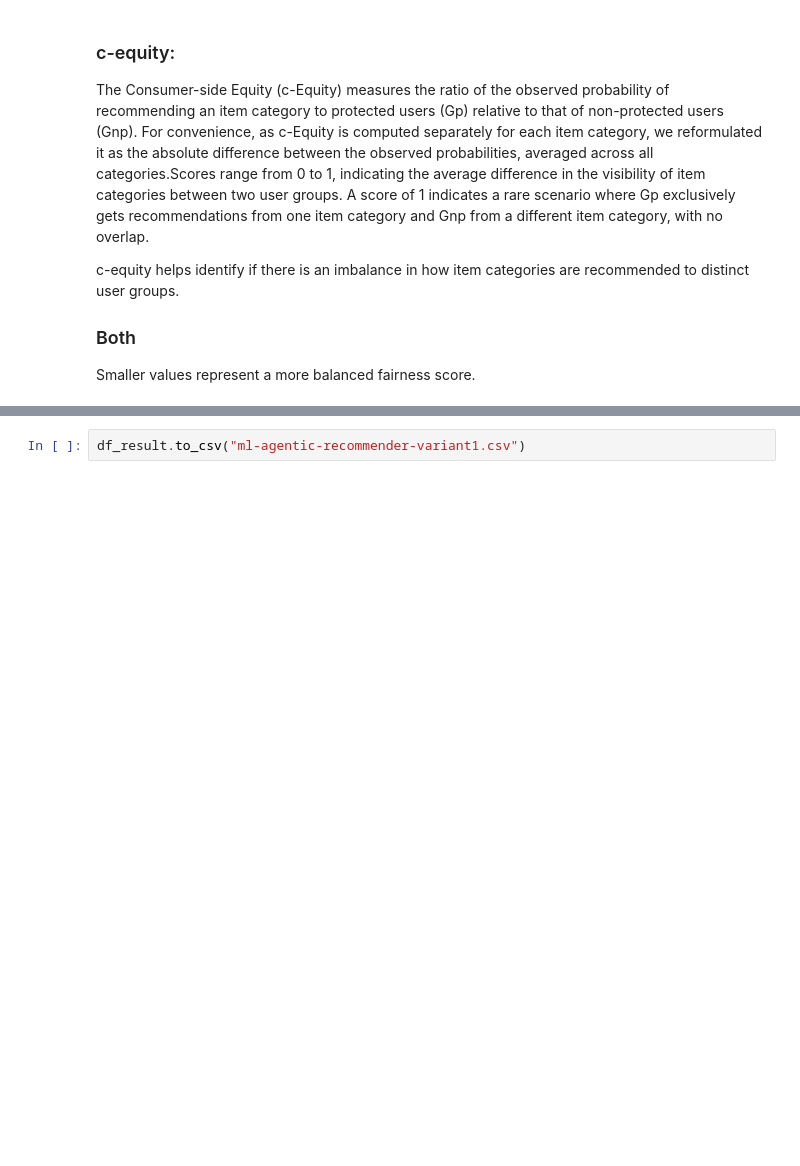
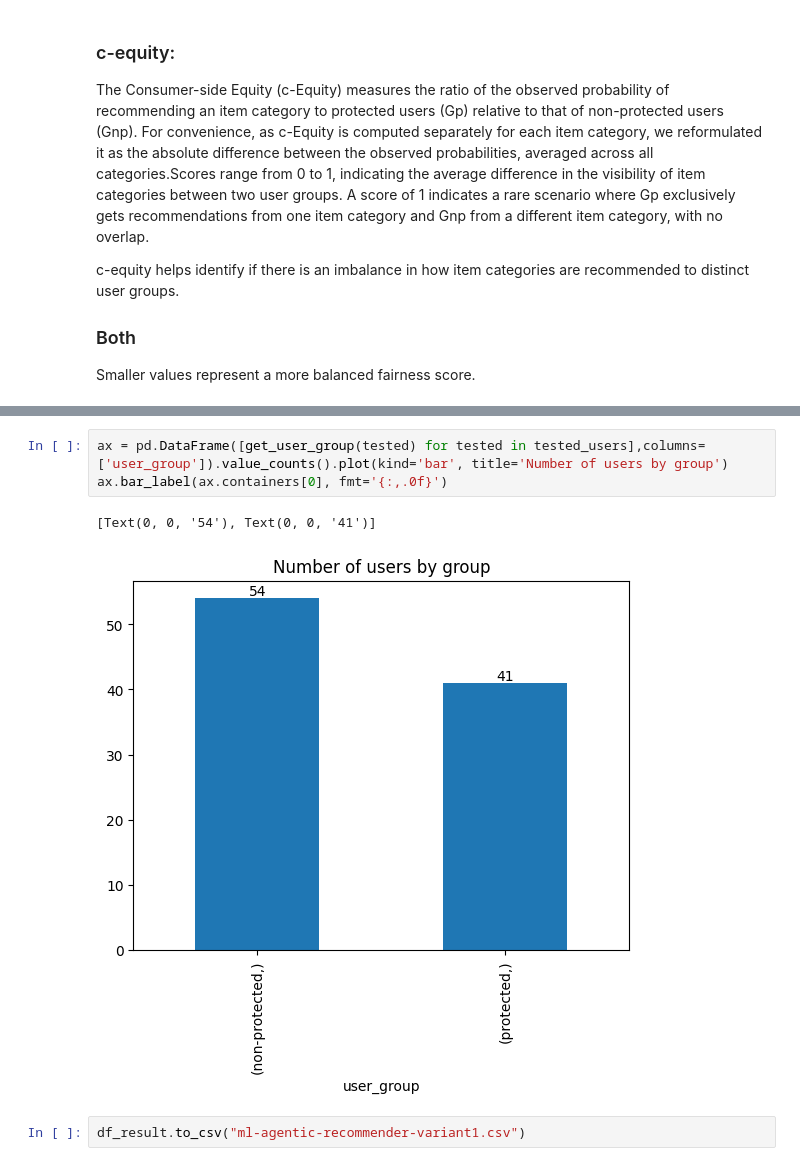
Before and after one commit to edualvss/fair_neighborhood, a Jupyter notebook: notebooks/ML1M-Agentic.ipynb, the cells around one changed output, grey strips where cells are left out. Cells and saved outputs as stored; diff of their text form; blank space fills up the shorter version.

```diff
--- a/notebooks/ML1M-Agentic.ipynb
+++ b/notebooks/ML1M-Agentic.ipynb
@@ -1070,3 +1183,9 @@ df_result[['u-parity','c-equity']].plot(xlabel='Iteration', ylabel='Score', titl
+# %%
+ax = pd.DataFrame([get_user_group(tested) for tested in tested_users],columns=['user_group']).value_counts().plot(kind='bar', title='Number of users by group')
+ax.bar_label(ax.containers[0], fmt='{:,.0f}')
+# %% [output]
+[Text(0, 0, '54'), Text(0, 0, '41')]
+[figure, added]
 # %%
 df_result.to_csv("ml-agentic-recommender-variant1.csv")
 # %% [markdown]
```
Also changed, not shown: parts of 49 cells of this notebook.
